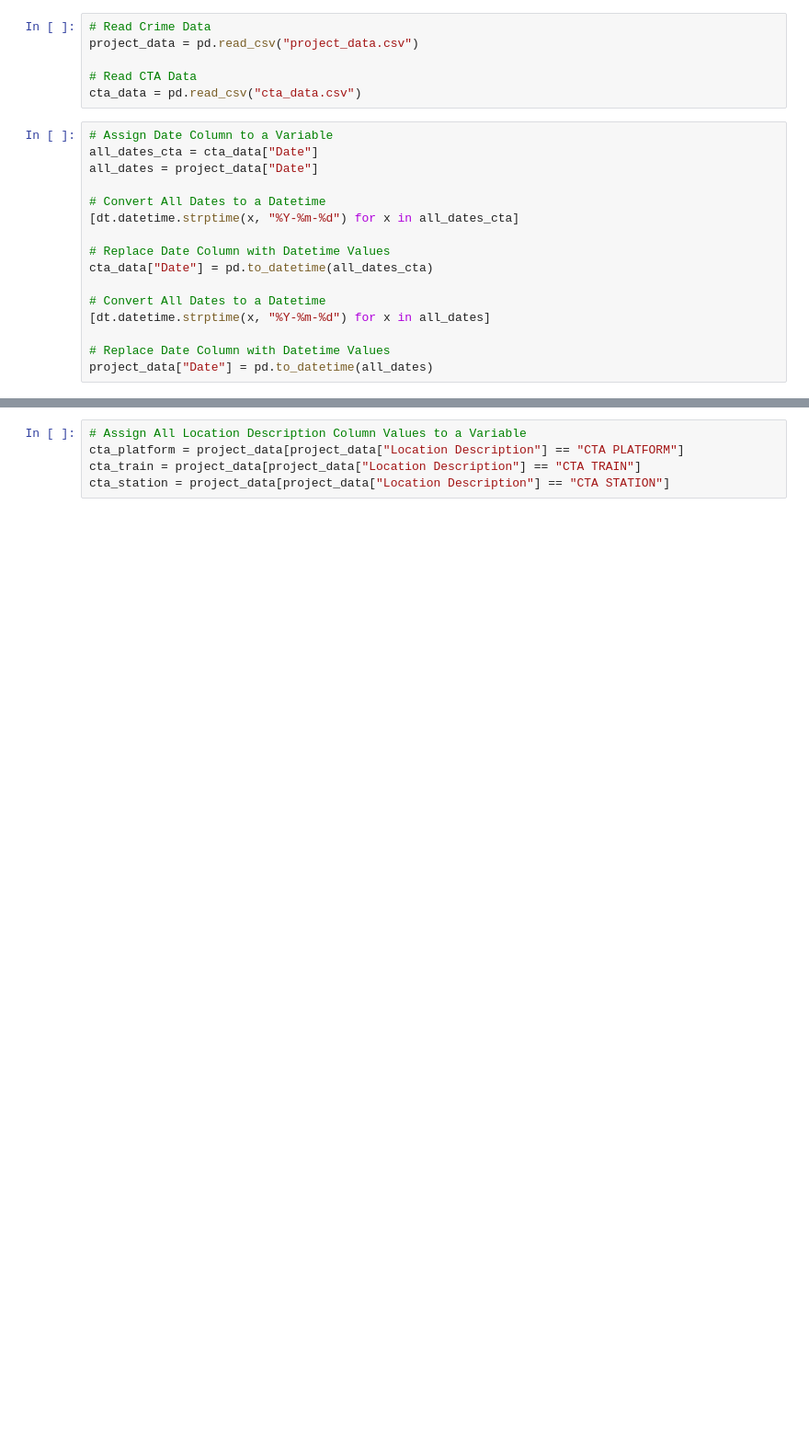
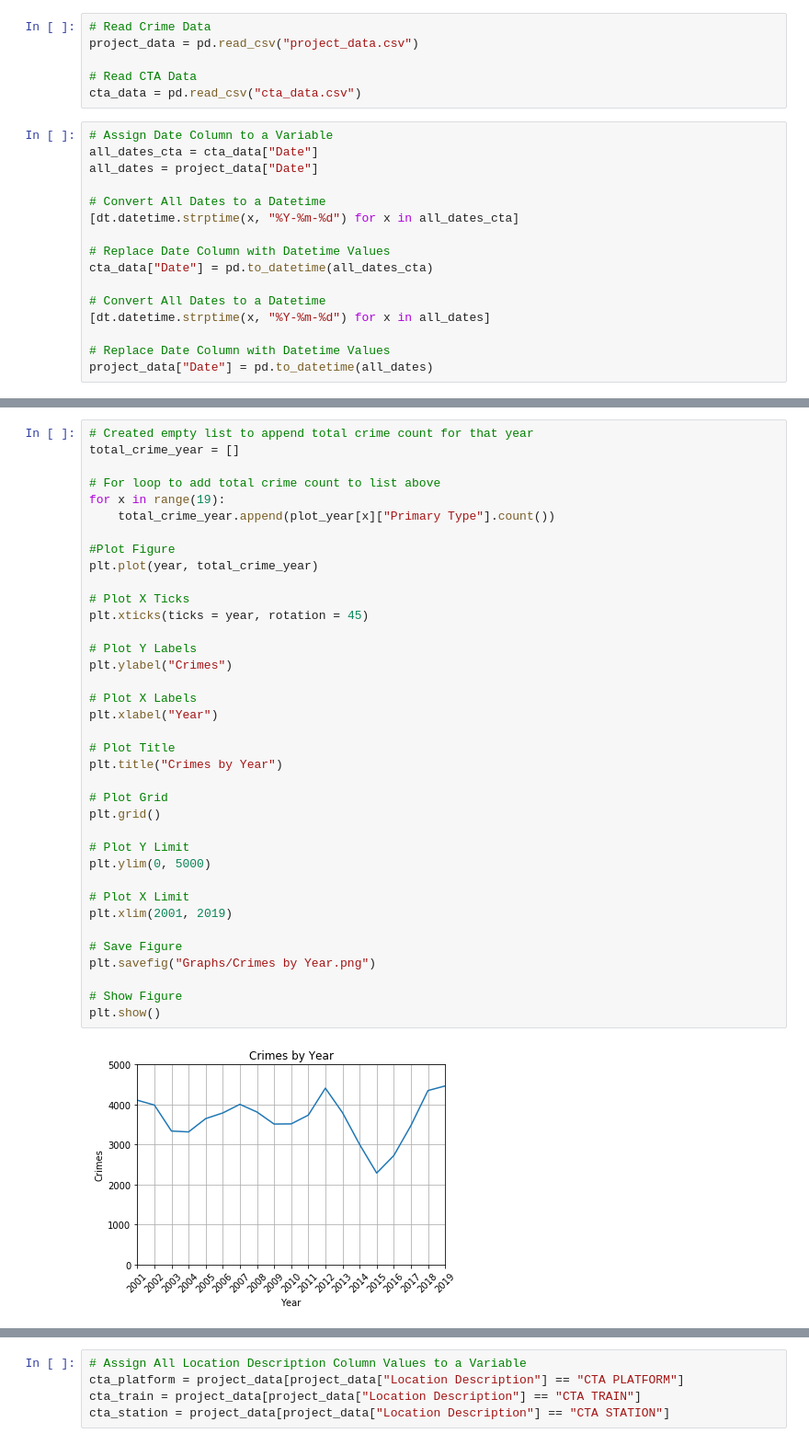
Before and after one commit to o0oo000o0o0o/Project-1, a Jupyter notebook: project.ipynb, the cells around one changed output, grey strips where cells are left out. Shown: that part at 92% size. Drawn from its saved outputs; the diff is of its cells as text; blank space fills up the shorter version.

```diff
--- a/project.ipynb
+++ b/project.ipynb
@@ -201,0 +161,39 @@ Total Number of 'L' Riders (2001-2019): 3980082501
+# %%
+# Created empty list to append total crime count for that year
+total_crime_year = []
+
+# For loop to add total crime count to list above
+for x in range(19):
+    total_crime_year.append(plot_year[x]["Primary Type"].count())
+
+#Plot Figure
+plt.plot(year, total_crime_year)
+
+# Plot X Ticks
+plt.xticks(ticks = year, rotation = 45)
+
+# Plot Y Labels
+plt.ylabel("Crimes")
+
+# Plot X Labels
+plt.xlabel("Year")
+
+# Plot Title
+plt.title("Crimes by Year")
+
+# Plot Grid
+plt.grid()
+
+# Plot Y Limit
+plt.ylim(0, 5000)
+
+# Plot X Limit
+plt.xlim(2001, 2019)
+
+# Save Figure
+plt.savefig("Graphs/Crimes by Year.png")
+
+# Show Figure
+plt.show()
+# %% [output]
+[figure, added]
```
Also changed, not shown: parts of 24 cells of this notebook, 11 other files.
